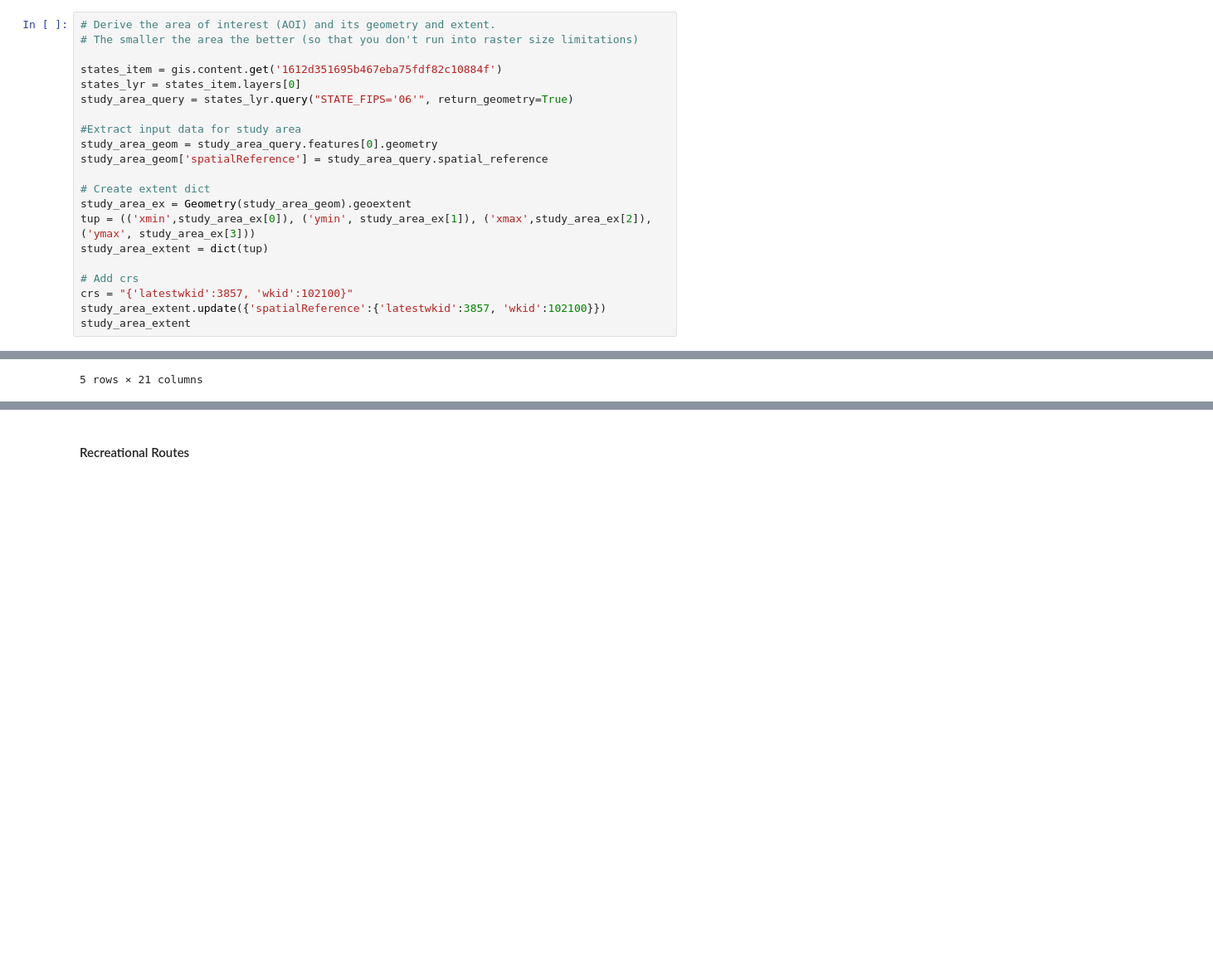
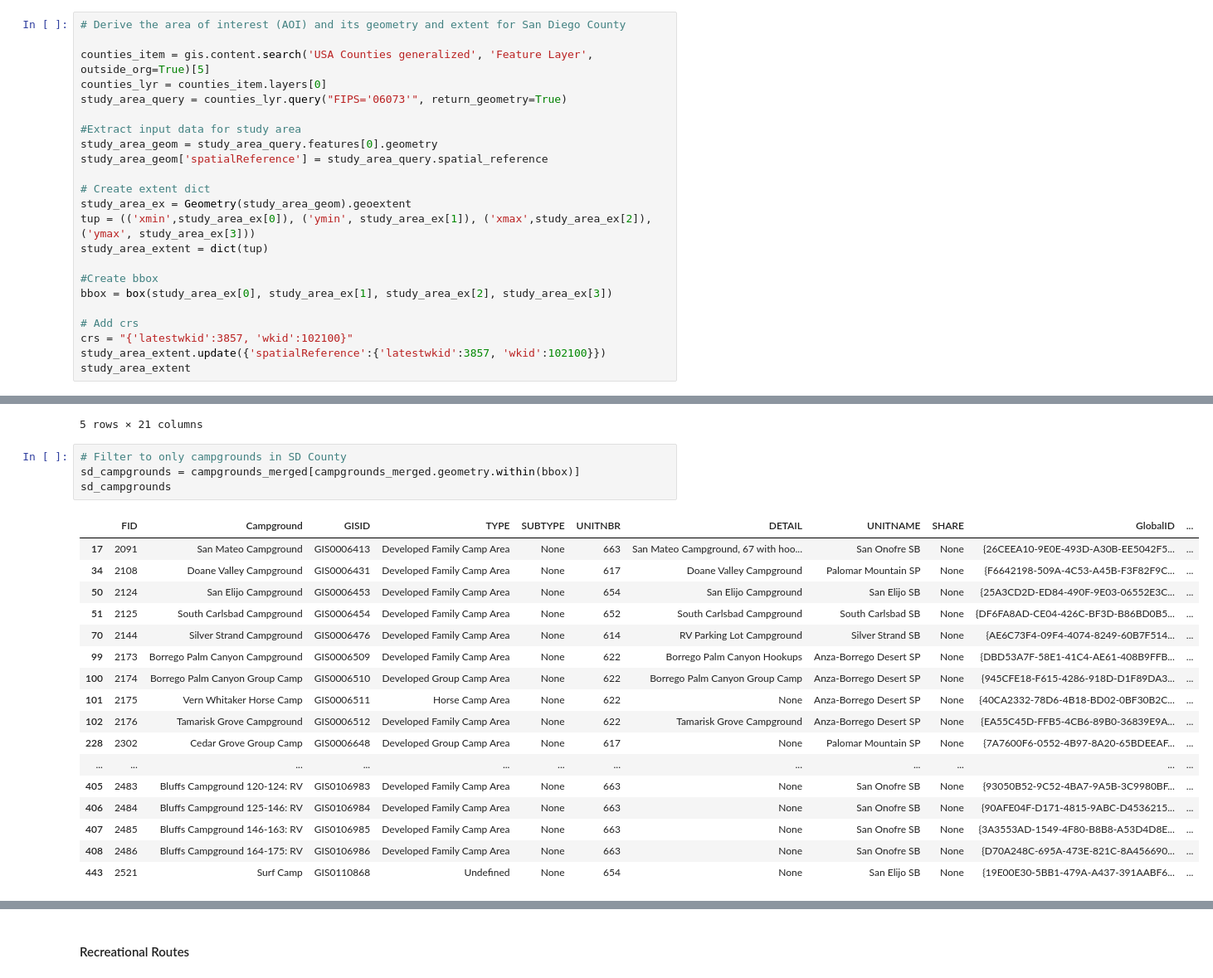
Before and after one commit to e2wang/dsc170_camping, a Jupyter notebook: DSC170_FinalProject.ipynb, the cells around one changed output, grey strips where cells are left out. Shown: that part at 83% size. Cells and saved outputs as stored; diff of their text form; blank space fills up the shorter version.

Commit message:
Scale down to county

```diff
--- a/DSC170_FinalProject.ipynb
+++ b/DSC170_FinalProject.ipynb
@@ -165,10 +151,9 @@ def extent_clip(feature):
 # %%
-# Derive the area of interest (AOI) and its geometry and extent.
-# The smaller the area the better (so that you don't run into raster size limitations)
+# Derive the area of interest (AOI) and its geometry and extent for San Diego County
 
-states_item = gis.content.get('1612d351695b467eba75fdf82c10884f')
-states_lyr = states_item.layers[0]
-study_area_query = states_lyr.query("STATE_FIPS='06'", return_geometry=True)
+counties_item = gis.content.search('USA Counties generalized', 'Feature Layer', outside_org=True)[5]
+counties_lyr = counties_item.layers[0]
+study_area_query = counties_lyr.query("FIPS='06073'", return_geometry=True)
 
 #Extract input data for study area
 study_area_geom = study_area_query.features[0].geometry
@@ -179,6 +164,9 @@ study_area_ex = Geometry(study_area_geom).geoextent
 tup = (('xmin',study_area_ex[0]), ('ymin', study_area_ex[1]), ('xmax',study_area_ex[2]), ('ymax', study_area_ex[3]))
 study_area_extent = dict(tup)
 
+#Create bbox
+bbox = box(study_area_ex[0], study_area_ex[1], study_area_ex[2], study_area_ex[3])
+
 # Add crs
 crs = "{'latestwkid':3857, 'wkid':102100}"
 study_area_extent.update({'spatialReference':{'latestwkid':3857, 'wkid':102100}})
@@ -295,3 +293,25 @@ campgrounds_merged.head()
 | 3 | 2077 | Walk-in Campsites | GIS0006399 | Developed Family Camp Area | None | 314 | Walk-in Campsites | Brannan Island SRA | None | {C880DECC-2000-48C3-953E-B6AD4C29... | ... |
 | 4 | 2078 | North Grove Campground | GIS0006400 | Developed Family Camp Area | None | 306 | North Grove Campground | Calaveras Big Trees SP | None | {3C9F0EA0-DB71-479E-9486-C45DDB6C... | ... |
 5 rows × 21 columns
+# %%
+# Filter to only campgrounds in SD County
+sd_campgrounds = campgrounds_merged[campgrounds_merged.geometry.within(bbox)]
+sd_campgrounds
+# %% [output]
+|  | FID | Campground | GISID | TYPE | SUBTYPE | UNITNBR | DETAIL | UNITNAME | SHARE | GlobalID | ... |
+| 17 | 2091 | San Mateo Campground | GIS0006413 | Developed Family Camp Area | None | 663 | San Mateo Campground, 67 with hoo... | San Onofre SB | None | {26CEEA10-9E0E-493D-A30B-EE5042F5... | ... |
+| 34 | 2108 | Doane Valley Campground | GIS0006431 | Developed Family Camp Area | None | 617 | Doane Valley Campground | Palomar Mountain SP | None | {F6642198-509A-4C53-A45B-F3F82F9C... | ... |
+| 50 | 2124 | San Elijo Campground | GIS0006453 | Developed Family Camp Area | None | 654 | San Elijo Campground | San Elijo SB | None | {25A3CD2D-ED84-490F-9E03-06552E3C... | ... |
+| 51 | 2125 | South Carlsbad Campground | GIS0006454 | Developed Family Camp Area | None | 652 | South Carlsbad Campground | South Carlsbad SB | None | {DF6FA8AD-CE04-426C-BF3D-B86BD0B5... | ... |
+| 70 | 2144 | Silver Strand Campground | GIS0006476 | Developed Family Camp Area | None | 614 | RV Parking Lot Campground | Silver Strand SB | None | {AE6C73F4-09F4-4074-8249-60B7F514... | ... |
+| 99 | 2173 | Borrego Palm Canyon Campground | GIS0006509 | Developed Family Camp Area | None | 622 | Borrego Palm Canyon Hookups | Anza-Borrego Desert SP | None | {DBD53A7F-58E1-41C4-AE61-408B9FFB... | ... |
+| 100 | 2174 | Borrego Palm Canyon Group Camp | GIS0006510 | Developed Group Camp Area | None | 622 | Borrego Palm Canyon Group Camp | Anza-Borrego Desert SP | None | {945CFE18-F615-4286-918D-D1F89DA3... | ... |
+| 101 | 2175 | Vern Whitaker Horse Camp | GIS0006511 | Horse Camp Area | None | 622 | None | Anza-Borrego Desert SP | None | {40CA2332-78D6-4B18-BD02-0BF30B2C... | ... |
+| 102 | 2176 | Tamarisk Grove Campground | GIS0006512 | Developed Family Camp Area | None | 622 | Tamarisk Grove Campground | Anza-Borrego Desert SP | None | {EA55C45D-FFB5-4CB6-89B0-36839E9A... | ... |
+| 228 | 2302 | Cedar Grove Group Camp | GIS0006648 | Developed Group Camp Area | None | 617 | None | Palomar Mountain SP | None | {7A7600F6-0552-4B97-8A20-65BDEEAF... | ... |
+| ... | ... | ... | ... | ... | ... | ... | ... | ... | ... | ... | ... |
+| 405 | 2483 | Bluffs Campground 120-124: RV | GIS0106983 | Developed Family Camp Area | None | 663 | None | San Onofre SB | None | {93050B52-9C52-4BA7-9A5B-3C9980BF... | ... |
+| 406 | 2484 | Bluffs Campground 125-146: RV | GIS0106984 | Developed Family Camp Area | None | 663 | None | San Onofre SB | None | {90AFE04F-D171-4815-9ABC-D4536215... | ... |
+| 407 | 2485 | Bluffs Campground 146-163: RV | GIS0106985 | Developed Family Camp Area | None | 663 | None | San Onofre SB | None | {3A3553AD-1549-4F80-B8B8-A53D4D8E... | ... |
+| 408 | 2486 | Bluffs Campground 164-175: RV | GIS0106986 | Developed Family Camp Area | None | 663 | None | San Onofre SB | None | {D70A248C-695A-473E-821C-8A456690... | ... |
+| 443 | 2521 | Surf Camp | GIS0110868 | Undefined | None | 654 | None | San Elijo SB | None | {19E00E30-5BB1-479A-A437-391AABF6... | ... |
```
Also changed, not shown: parts of 36 cells of this notebook.
